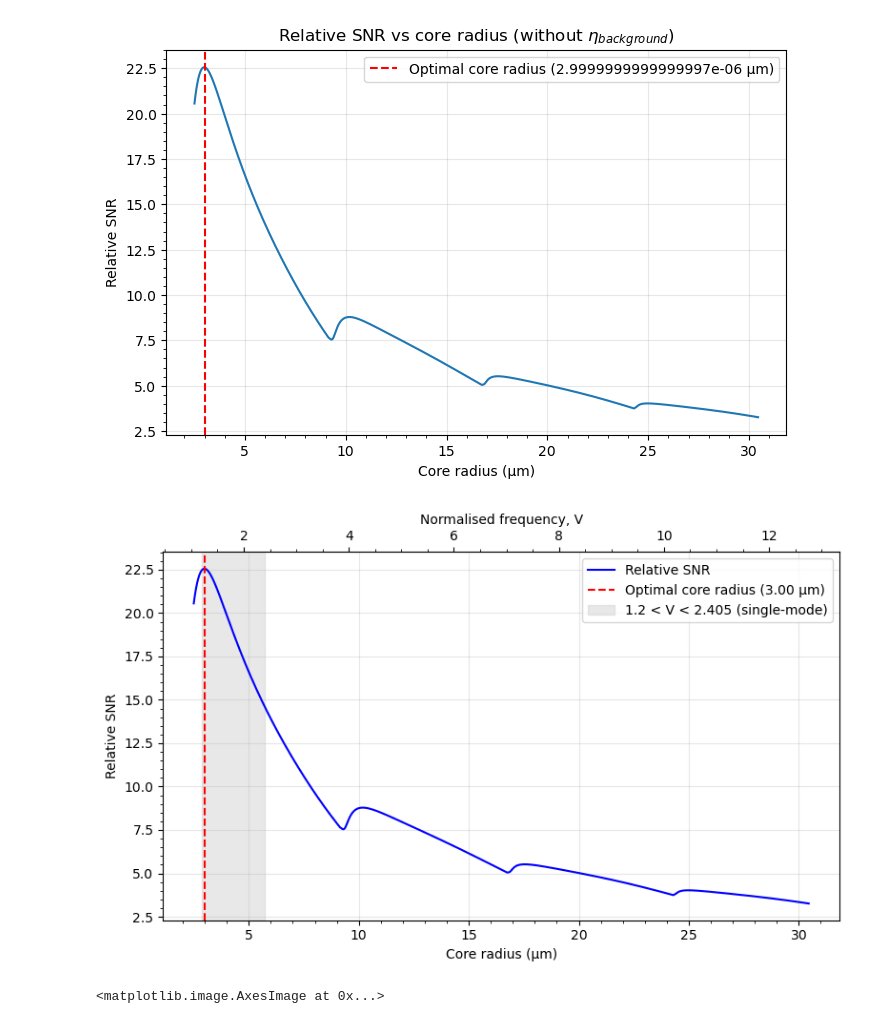
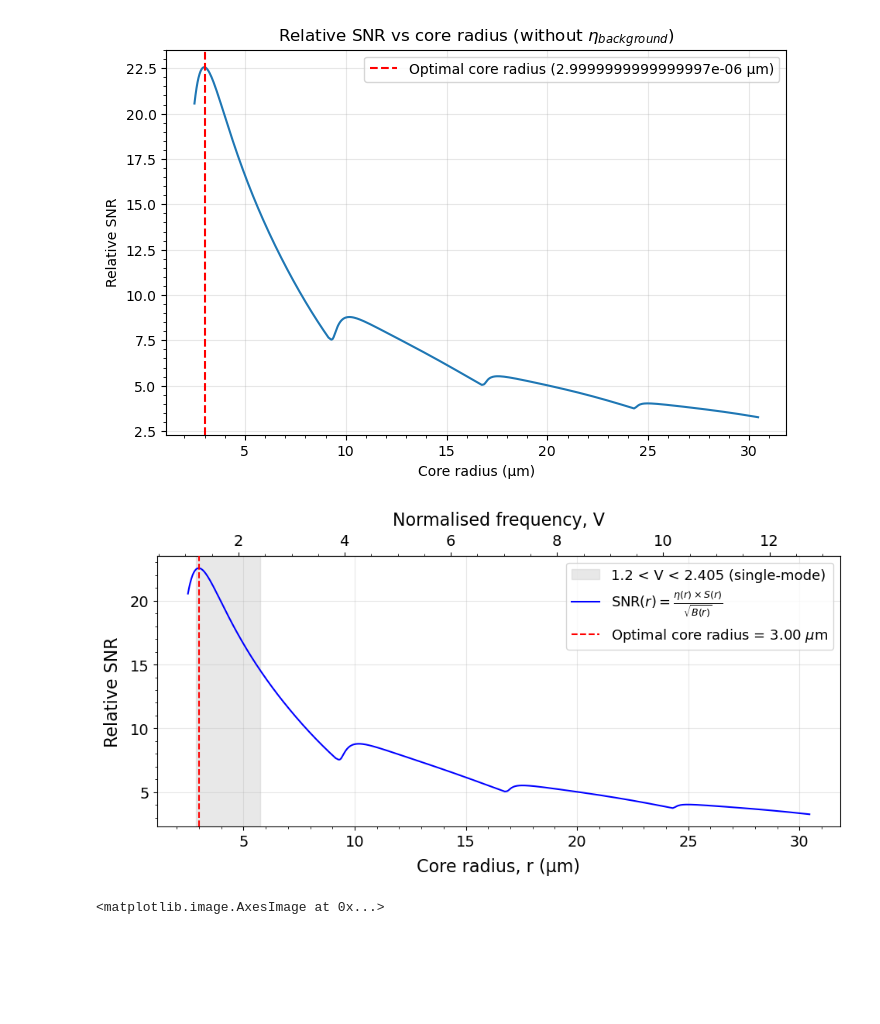
Before and after one commit to TongyueLiu/OH-Suppression-MRes-Project, a Jupyter notebook: notebooks/F-non-optimised 2D E-field.ipynb, the cells around one changed output. Drawn from its saved outputs; the diff is of its cells as text; code cells hidden in the pictures; blank space fills up the shorter version.

```diff
--- a/notebooks/F-non-optimised 2D E-field.ipynb
+++ b/notebooks/F-non-optimised 2D E-field.ipynb
@@ -1447,54 +1568,72 @@ plt.legend()
 <matplotlib.legend.Legend at 0x...>
 [figure]
 # %%
-fig, ax1 = plt.subplots(figsize=(8, 5))
+fig, ax1 = plt.subplots(figsize=(10, 5))
 
 radius_um = core_radius_arr * 1e6
 
+relative_snr = signal_coupled_array / np.sqrt(background_incident_array)
+
+idx_opt = np.argmax(relative_snr)
+radius_opt_um = radius_um[idx_opt]
+
+# Colour in 1.2 < V < 2.405 region in light grey
+V_1_2 = 1.2
+V_2_405 = 2.405
+
+ax1.axvspan(
+    V_to_radius_um(V_1_2),
+    V_to_radius_um(V_2_405),
+    color="lightgrey",
+    alpha=0.5,
+    label="1.2 < V < 2.405 (single-mode)",
+    zorder=0
+)
+
+# Plot relative SNR
 ax1.plot(
     radius_um,
-    signal_coupled_array / np.sqrt(background_incident_array),
+    relative_snr,
     color="blue",
-    label="Relative SNR"
+    linewidth=1.5,
+    label=r"$\mathrm{SNR}(r) = \frac{\eta(r) \times S(r)}{\sqrt{B(r)}}$",
+    zorder=2
 )
 
-idx_opt = np.argmax(signal_coupled_array / np.sqrt(background_incident_array))
-radius_opt_um = radius_um[idx_opt]
-
+# Mark optimum
 ax1.axvline(
     radius_opt_um,
     color="red",
     linestyle="dashed",
-    label=f"Optimal core radius ({radius_opt_um:.2f} µm)"
+    linewidth=1.5,
+    label=fr"Optimal core radius = {radius_opt_um:.2f} $\mu$m",
+    zorder=3
 )
 
-ax1.set_xlabel("Core radius (µm)")
-ax1.set_ylabel("Relative SNR")
+ax1.set_xlabel("Core radius, r (µm)", fontsize=16, labelpad=8)
+ax1.set_ylabel("Relative SNR", fontsize=16, labelpad=8)
+
+ax1.tick_params(axis="x", labelsize=14)
+ax1.tick_params(axis="y", labelsize=14)
 ax1.minorticks_on()
-ax1.grid(True, alpha=0.3)
+ax1.grid(True, alpha=0.3, zorder=1)
 
 # Add corresponding normalised-frequency axis at the top
 ax_top = ax1.secondary_xaxis(
     "top",
     functions=(radius_um_to_V, V_to_radius_um)
 )
 
-ax_top.set_xlabel("Normalised frequency, V")
+ax_top.tick_params(axis="x", labelsize=14)
+ax_top.set_xlabel("Normalised frequency, V", fontsize=16, labelpad=8)
 ax_top.minorticks_on()
-# ax1.set_title("Relative SNR vs core radius")
 
-# Colour in 1.2<V<2.405 region in light grey
-V_1_2 = 1.2
-V_2_405 = 2.405
-ax1.axvspan(V_to_radius_um(V_1_2), V_to_radius_um(V_2_405), color='lightgrey', alpha=0.5, label="1.2 < V < 2.405 (single-mode)")
-
-
-ax1.legend(loc="upper right")
+ax1.legend(loc="upper right", fontsize=13)
 
 plt.tight_layout()
 plt.show()
 # %% [output]
-[figure, old version]
+[figure, new version]
 # %%
 E_image, I_image = diffraction_limited_E_field_at_fibre_2d(
     x, y,
```
Also changed, not shown: parts of 8 cells of this notebook, 7 other files.
